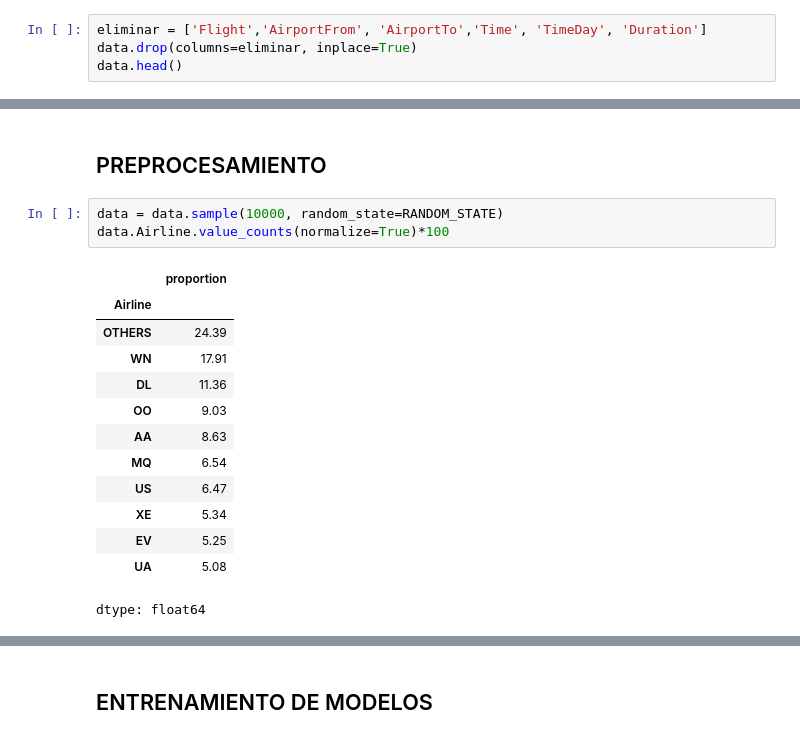
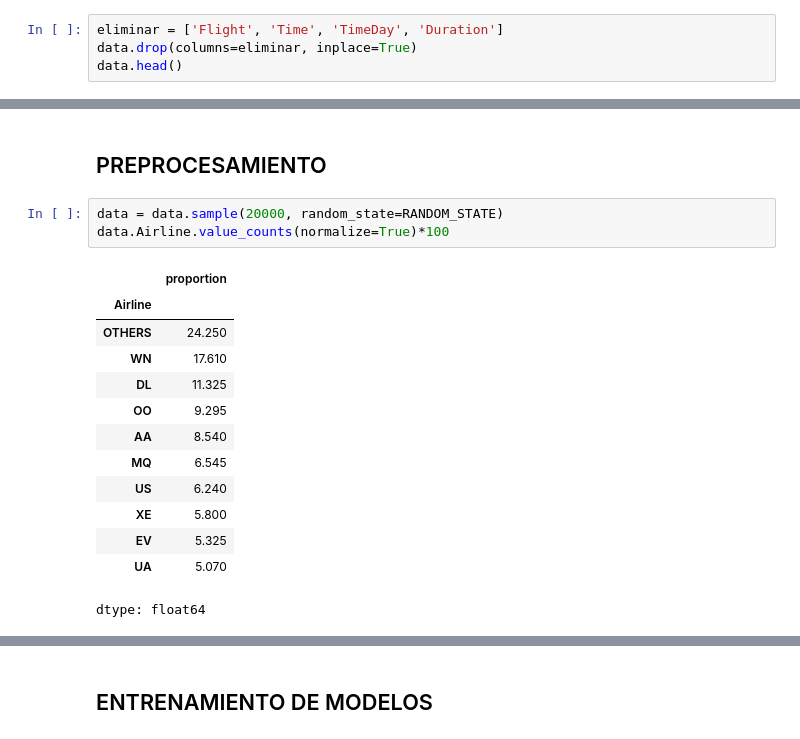
Before and after one commit to Sts87/FlightOnTime, a Jupyter notebook: FlightOnTime_Modelado 2.0.ipynb, the cells around one changed output, grey strips where cells are left out. Cells and saved outputs as stored; diff of their text form.

```diff
--- a/FlightOnTime_Modelado 2.0.ipynb
+++ b/FlightOnTime_Modelado 2.0.ipynb
@@ -226,7 +227,7 @@ plt.title('Mapa de Calor de Correlaciones')
 # %% [markdown]
 ## PREPARACIÓN DEL DATAFRAME
 # %%
-eliminar = ['Flight','AirportFrom', 'AirportTo','Time', 'TimeDay', 'Duration']
+eliminar = ['Flight', 'Time', 'TimeDay', 'Duration']
 data.drop(columns=eliminar, inplace=True)
 data.head()
 # %% [output]
@@ -251,21 +252,21 @@ data['Airline'] = data['Airline'].replace(cambiar_nombre, 'OTHERS')
 # %% [markdown]
 ## PREPROCESAMIENTO
 # %%
-data = data.sample(10000, random_state=RANDOM_STATE)
+data = data.sample(20000, random_state=RANDOM_STATE)
 data.Airline.value_counts(normalize=True)*100
 # %% [output]
 |  | proportion |
 | Airline |  |
-| OTHERS | 24.39 |
-| WN | 17.91 |
-| DL | 11.36 |
-| OO | 9.03 |
-| AA | 8.63 |
-| MQ | 6.54 |
-| US | 6.47 |
-| XE | 5.34 |
-| EV | 5.25 |
-| UA | 5.08 |
+| OTHERS | 24.250 |
+| WN | 17.610 |
+| DL | 11.325 |
+| OO | 9.295 |
+| AA | 8.540 |
+| MQ | 6.545 |
+| US | 6.240 |
+| XE | 5.800 |
+| EV | 5.325 |
+| UA | 5.070 |
 dtype: float64
 # %%
 from sklearn.model_selection import train_test_split, cross_validate, StratifiedKFold, GridSearchCV
```
Also changed, not shown: parts of 11 cells of this notebook.
